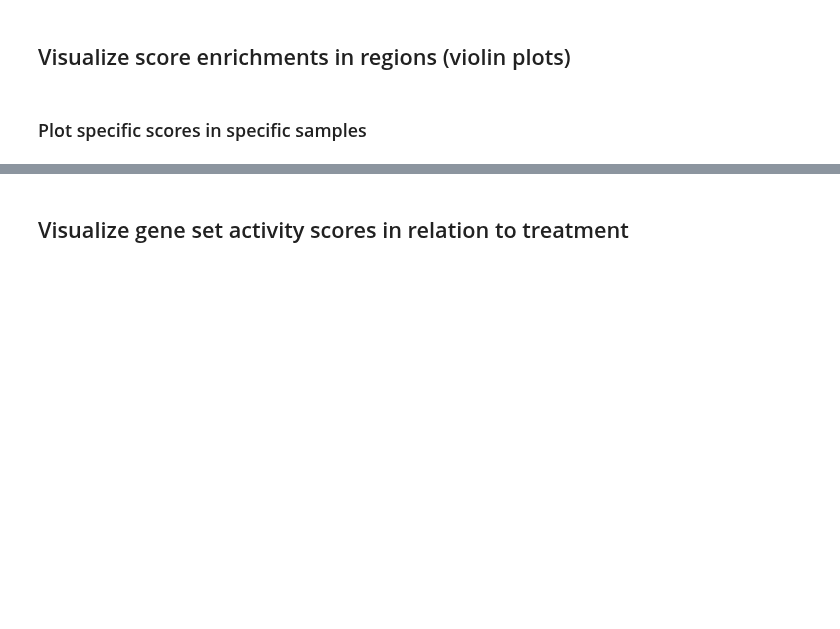
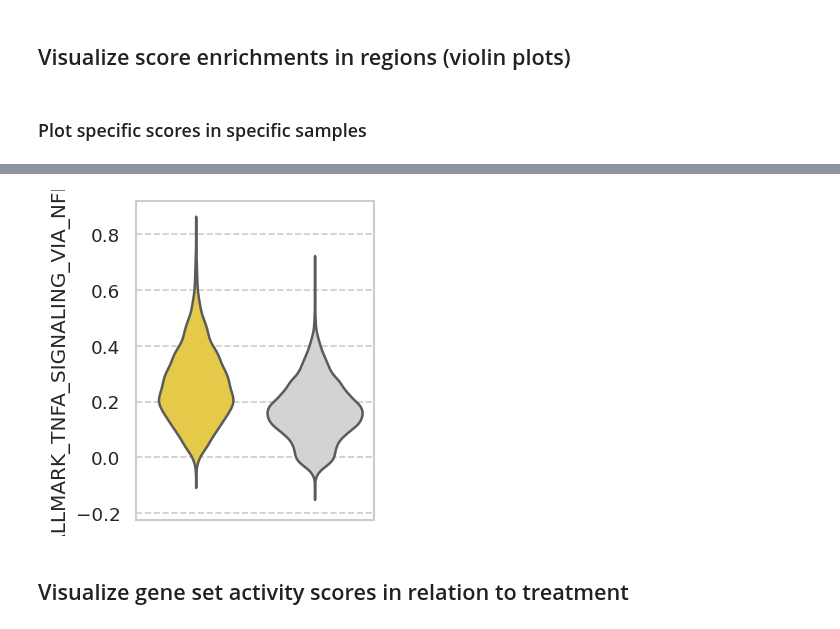
Before and after one commit to akiviaho/spatial, a Jupyter notebook: notebooks/spatial-custom-list-enrichment.ipynb, the cells around one changed output, grey strips where cells are left out. Cells and saved outputs as stored; diff of their text form; code cells hidden in the pictures; blank space fills up the shorter version.

```diff
--- a/notebooks/spatial-custom-list-enrichment.ipynb
+++ b/notebooks/spatial-custom-list-enrichment.ipynb
@@ -477,4 +648,6 @@ sns.set_theme(style='whitegrid')
 # %%
+sns.set_theme(style='white')
+
 # Get the proportion of each region in each sample into a dataframe
 def calculate_spot_proportions(slides = adata_slides,sample_list = samples, region_list = regions):
     proportion_df = pd.DataFrame(index=samples,columns=region_list)
@@ -1461,19 +1545,3 @@ custom_gene_list = ['RACK1','PRAC1','EEF2', # Tumor
-# %%
-sns.set_theme(style='whitegrid')
-
-fig, axs = plt.subplots(nrows=3, ncols=8, figsize=(24, 6))
-
-for i, gene in enumerate(custom_gene_list):
-    col = i // 3
-    row = i % 3
-    ax = axs[row, col]
-    sc.pl.violin(concat_adata, keys=gene, groupby='predicted_region', order=regions, jitter=False, inner='box', ax=ax,show=False, use_raw=True)#,layer='counts')
-    ax.set_ylim(0, 6)
-
-plt.tight_layout()
-#plt.savefig('./plots/gene_violins/custom_genes_of_interest_top_genes_violin_plots.pdf')
-plt.savefig('./plots/gene_violins/custom_genes_of_interest_top_genes_violin_plots.png',dpi=600)
-plt.clf()
 # %% [markdown]
 ## Visualize score enrichments in regions (violin plots)
 # %%
@@ -1575,3 +1651,76 @@ for col in gene_set_df.columns:
+# %%
+modules_of_interest = ['HALLMARK_TNFA_SIGNALING_VIA_NFKB']
+#modules_of_interest = gene_set_df.columns
+region_of_interest = 'Intermediate epithelium'
+
+
+region_selection_dict = dict(zip(regions,[region if region == region_of_interest else 'Other' for region in regions]))
+
+
+for col in modules_of_interest:
+
+    fig, ax = plt.subplots(figsize=(3, 3), dpi=120)
+
+    # No sample filtering
+    df_to_plot = df[['sample_id',col,'predicted_region']]
+
+    # RENAMING CATEGORIES
+    df_to_plot['predicted_region'] = df_to_plot['predicted_region'].replace(replace_dict)
+
+
+    if only_epithelial_regions:
+        df_to_plot = df_to_plot[df_to_plot['predicted_region'].isin(epithelial_regions)]
+
+    df_to_plot['regions_to_plot'] = df_to_plot['predicted_region'].map(region_selection_dict).astype('category')
+
+    df_to_plot['regions_to_plot'] = df_to_plot['regions_to_plot'].cat.set_categories([region_of_interest,'Other'])
+
+    sns.set_palette(sns.color_palette([color_dict[region_of_interest],'lightgrey']))
+
+    sns.violinplot(data=df_to_plot, x='regions_to_plot', y=col,ax=ax,inner=None)
+    #ax.get_legend().remove()
+
+    # Plot y-axis lines between known interwals
+    plt.grid(True, which='both', linestyle='--', axis='y', linewidth=1)
+    plt.yticks(np.arange(-1,2,0.2).astype(float))
+
+    ymin = df_to_plot[col].min()-0.1
+    ymax = df_to_plot[col].max()+0.1
+
+    ax.set(ylim=(ymin, ymax))
+
+    # Do the t-tests
+    sample = df_to_plot[df_to_plot['regions_to_plot']==region_of_interest][col]
+    control = df_to_plot[~(df_to_plot['regions_to_plot']==region_of_interest)][col]
+
+    stat,p_val = ttest_ind(sample,control)
+
+    ## Make p-value and magnitude requirements
+    if p_val<0.01 and ((control.mean() < sample.quantile(0.05)) or (control.mean() > sample.quantile(0.95))):
+        asterisks = '***'
+    elif p_val<0.01 and ((control.mean() < sample.quantile(0.15)) or (control.mean() > sample.quantile(0.85))):
+        asterisks = '**'
+    elif p_val<0.01 and ((control.mean() < sample.quantile(0.25)) or (control.mean() > sample.quantile(0.75))):
+        asterisks = '*'
+    else:
+        asterisks = ''
+
+    ax.text(0.5, ymax+0.05, asterisks, fontsize=20,ha='center', va='center')
+
+
+    ax.set_xticklabels([])
+    #ax.set_yticklabels([])
+
+    ax.set_xlabel('')
+    plt.tight_layout()
+
+    #if asterisks != '':
+    plt.savefig('./plots/score_violins/club_vs_other_epithelial/scanpy_'+col.replace('/','_')+'_score.pdf')
+    plt.show()
+    #else:
+    #    plt.clf()
+# %% [output]
+[figure, added]
 # %% [markdown]
 ## Visualize gene set activity scores in relation to treatment
 # %% [markdown]
```
Also changed, not shown: parts of 43 cells of this notebook, 9 other files.
